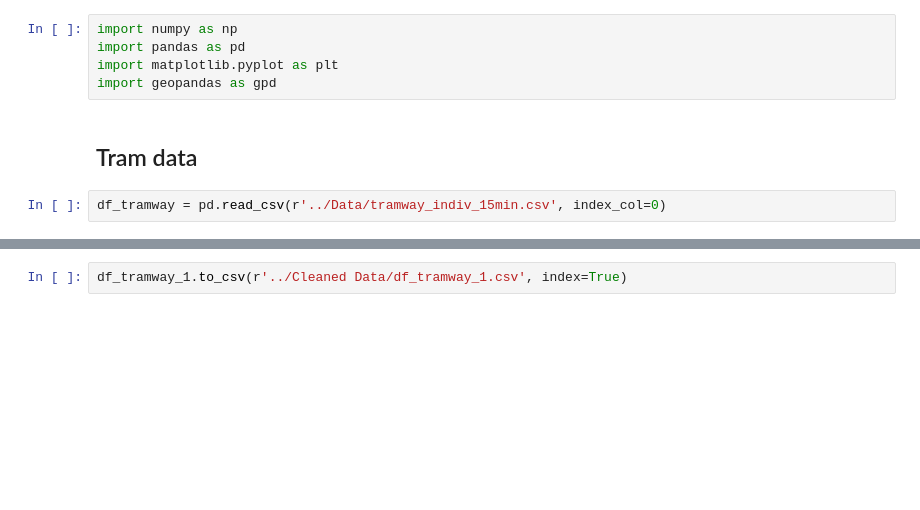
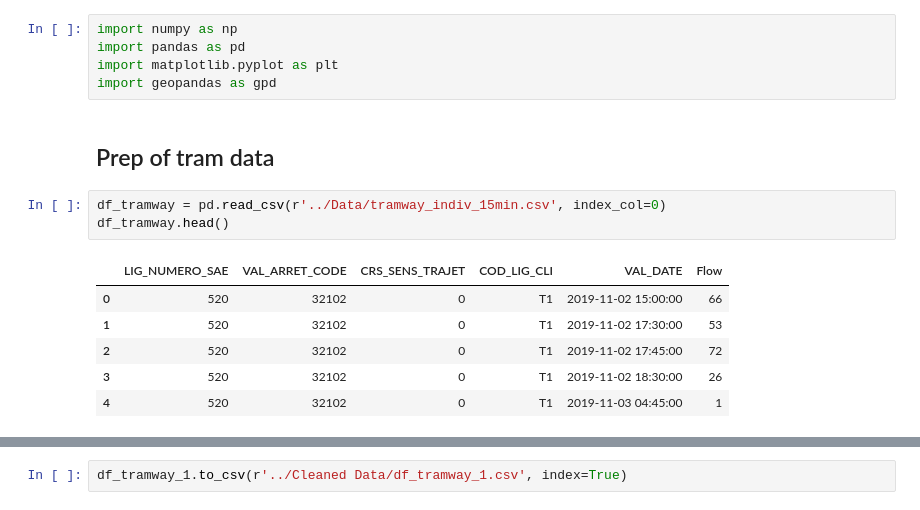
Before and after one commit to chloeruiz0300/Project, a Jupyter notebook: Notebooks/Data Preparation.ipynb, the cells around one changed output, grey strips where cells are left out. Drawn from its saved outputs; the diff is of its cells as text; blank space fills up the shorter version.

```diff
--- a/Notebooks/Data Preparation.ipynb
+++ b/Notebooks/Data Preparation.ipynb
@@ -6,7 +6,15 @@ import pandas as pd
 import matplotlib.pyplot as plt
 import geopandas as gpd
 # %% [markdown]
-## Tram data
+## Prep of tram data
 # %%
 df_tramway = pd.read_csv(r'../Data/tramway_indiv_15min.csv', index_col=0)
+df_tramway.head()
+# %% [output]
+|  | LIG_NUMERO_SAE | VAL_ARRET_CODE | CRS_SENS_TRAJET | COD_LIG_CLI | VAL_DATE | Flow |
+| 0 | 520 | 32102 | 0 | T1 | 2019-11-02 15:00:00 | 66 |
+| 1 | 520 | 32102 | 0 | T1 | 2019-11-02 17:30:00 | 53 |
+| 2 | 520 | 32102 | 0 | T1 | 2019-11-02 17:45:00 | 72 |
+| 3 | 520 | 32102 | 0 | T1 | 2019-11-02 18:30:00 | 26 |
+| 4 | 520 | 32102 | 0 | T1 | 2019-11-03 04:45:00 | 1 |
 # %% [markdown]
```
Also changed, not shown: parts of 15 cells of this notebook, 2 other files.
